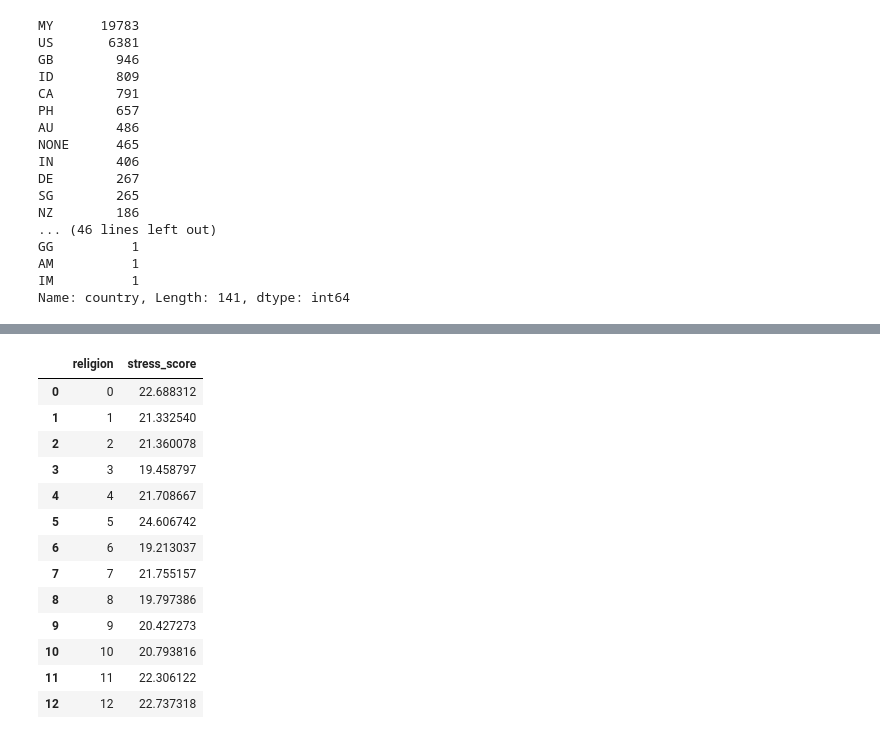
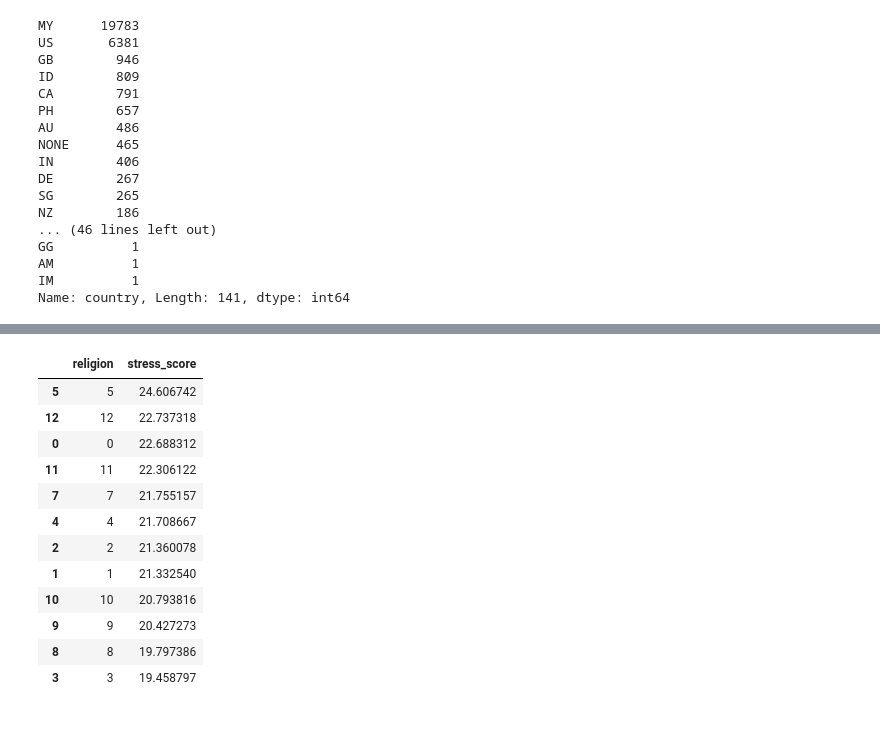
Before and after one commit to nchibana/DS-Unit-1-Sprint-5-Data-Storytelling-Blog-Post, a Jupyter notebook: Nayomi Chibana - Unit 1 Sprint 5 - DASS Scores.ipynb, the cells around one changed output, grey strips where cells are left out. Drawn from its saved outputs; the diff is of its cells as text; code cells hidden in the pictures.

```diff
--- a/Nayomi Chibana - Unit 1 Sprint 5 - DASS Scores.ipynb
+++ b/Nayomi Chibana - Unit 1 Sprint 5 - DASS Scores.ipynb
@@ -365,17 +368,16 @@ iplot(fig)
-# %%
-religion
-# %% [output]
-|  | religion | stress_score |
-| 0 | 0 | 22.688312 |
-| 1 | 1 | 21.332540 |
-| 2 | 2 | 21.360078 |
-| 3 | 3 | 19.458797 |
-| 4 | 4 | 21.708667 |
-| 5 | 5 | 24.606742 |
-| 6 | 6 | 19.213037 |
-| 7 | 7 | 21.755157 |
-| 8 | 8 | 19.797386 |
-| 9 | 9 | 20.427273 |
-| 10 | 10 | 20.793816 |
-| 11 | 11 | 22.306122 |
-| 12 | 12 | 22.737318 |
+# %%
+religion.nlargest(12, 'stress_score')
+# %% [output]
+|  | religion | stress_score |
+| 5 | 5 | 24.606742 |
+| 12 | 12 | 22.737318 |
+| 0 | 0 | 22.688312 |
+| 11 | 11 | 22.306122 |
+| 7 | 7 | 21.755157 |
+| 4 | 4 | 21.708667 |
+| 2 | 2 | 21.360078 |
+| 1 | 1 | 21.332540 |
+| 10 | 10 | 20.793816 |
+| 9 | 9 | 20.427273 |
+| 8 | 8 | 19.797386 |
+| 3 | 3 | 19.458797 |
```
Also changed, not shown: parts of 2 cells of this notebook, 1 other file.
